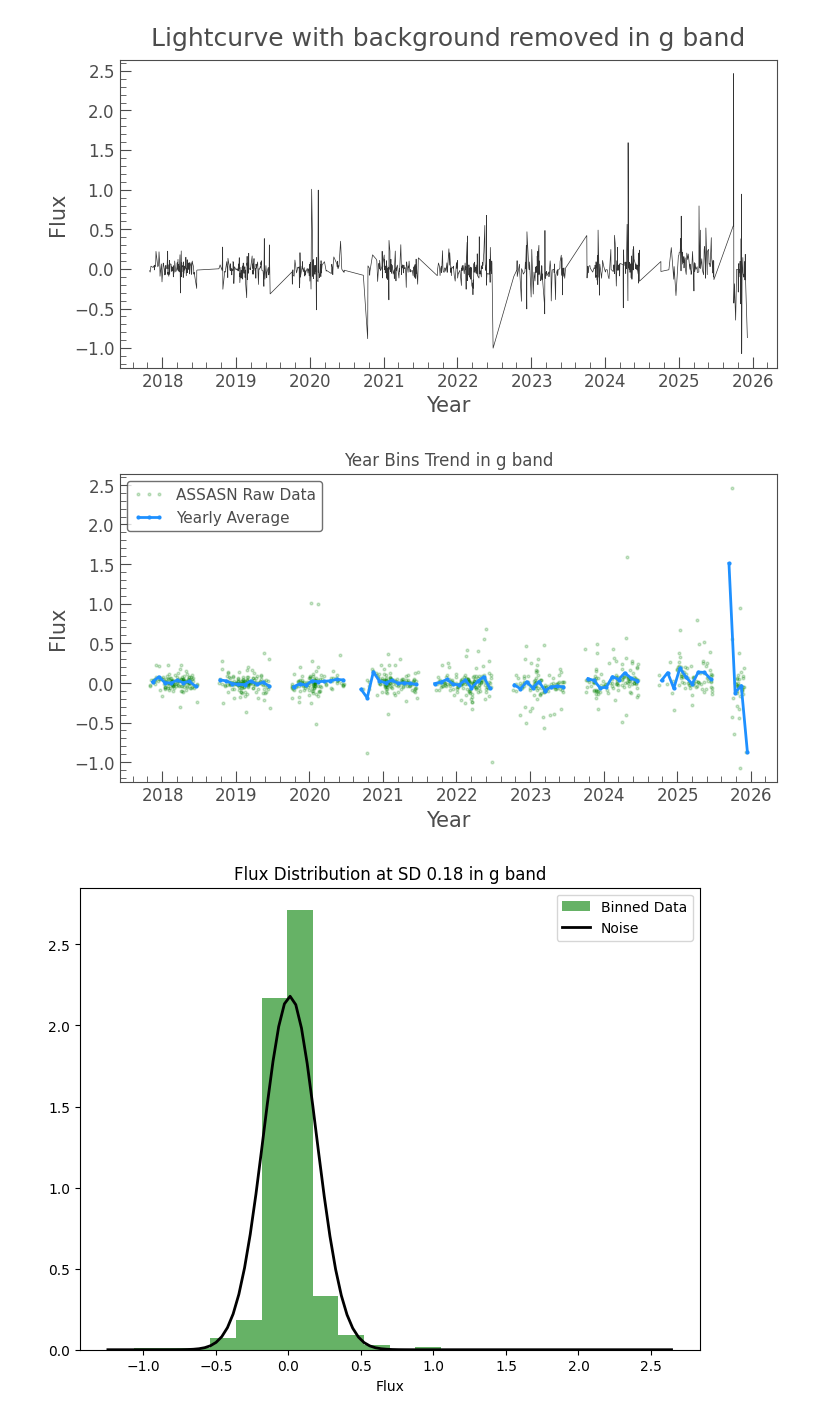
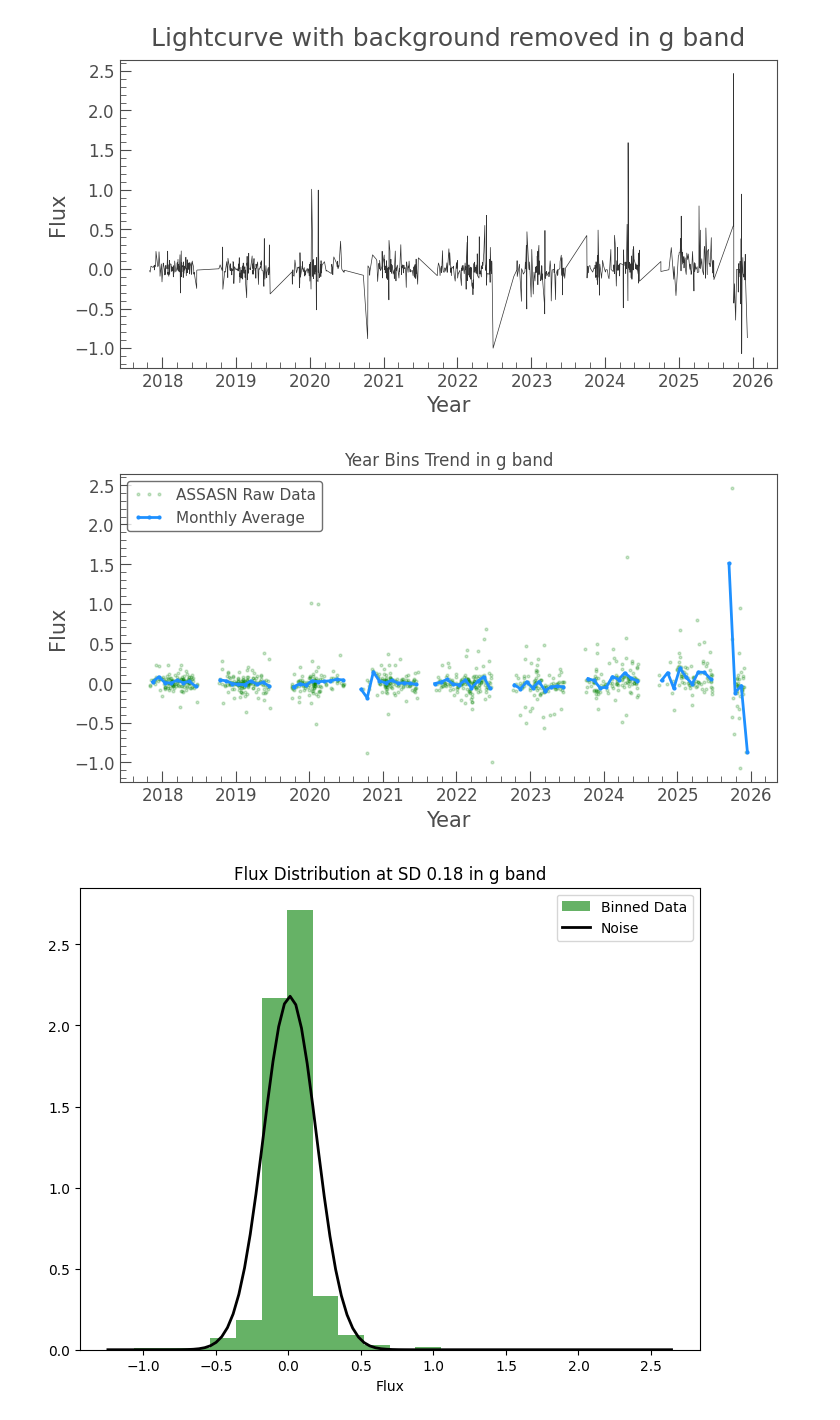
Before and after one commit to things-0/denison_2026, a Jupyter notebook: shaun/Code/Shaun Stuff/lightcurves.ipynb, the cells around one changed output. Saved outputs shown, nothing was run; the diff lists cells and outputs as text; code cells hidden in the pictures.

Commit message:
made plots look nice + consolidated code

```diff
--- a/shaun/Code/Shaun Stuff/lightcurves.ipynb
+++ b/shaun/Code/Shaun Stuff/lightcurves.ipynb
@@ -33,14 +33,14 @@ plt.show()
 # %%
 ax = curve.plot(alpha=0.2, color='green', label='ASSASN Raw Data', linestyle='none', marker='o')
 bin_curve = curve.bin(time_bin_size=1/12)
 
-bin_curve.plot(ax=ax, color='dodgerblue', linewidth=2, marker='o', label='Yearly Average')
+bin_curve.plot(ax=ax, color='dodgerblue', linewidth=2, marker='o', label='Monthly Average')
 
 ax.set_title(f"Year Bins Trend in {band} band")
 ax.set_xlabel("Year")
 plt.show()
 # %% [output]
-[figure, old version]
+[figure, new version]
 # %%
 import numpy as np
 from scipy.stats import norm
```
Also changed, not shown: 8 other files.
